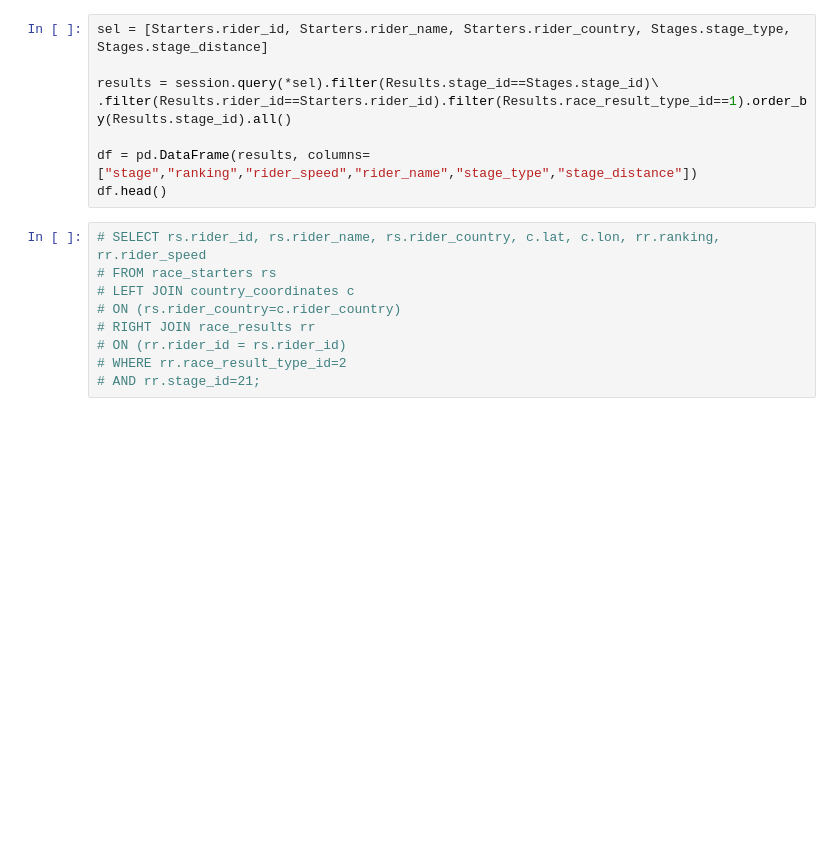
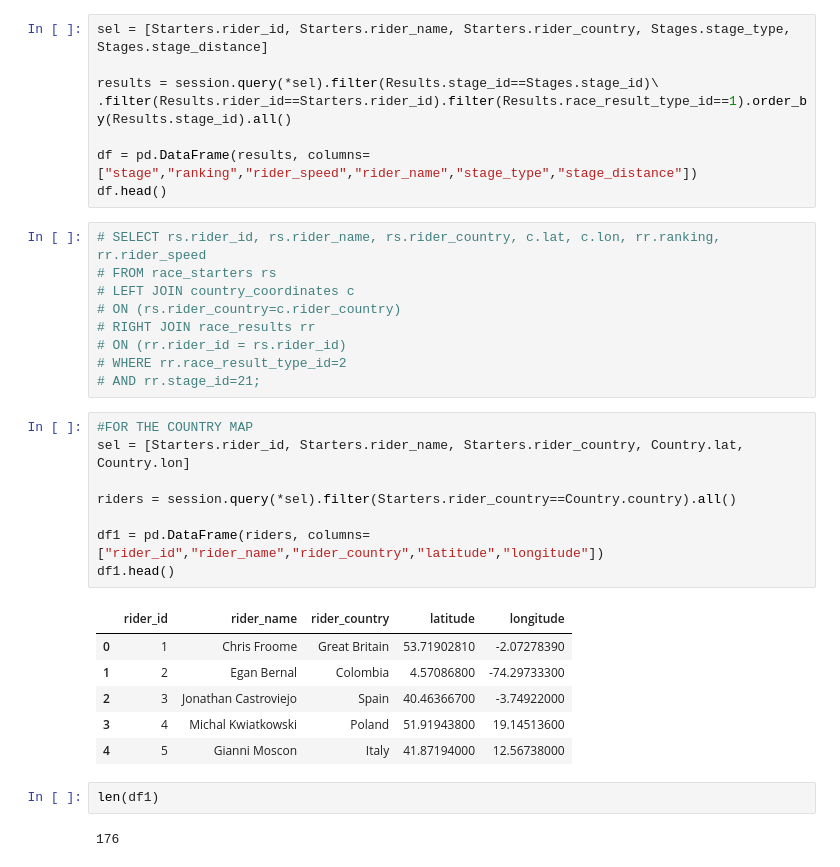
Before and after one commit to bman511/tour-de-awesome-, a Jupyter notebook: tour-de-awesome/static/db/Query_Tests.ipynb, the cells around one changed output. Saved outputs shown, nothing was run; the diff lists cells and outputs as text; blank space fills up the shorter version.

```diff
--- a/tour-de-awesome/static/db/Query_Tests.ipynb
+++ b/tour-de-awesome/static/db/Query_Tests.ipynb
@@ -77,3 +79,22 @@ df.head()
 # ON (rr.rider_id = rs.rider_id)
 # WHERE rr.race_result_type_id=2
 # AND rr.stage_id=21;
+# %%
+#FOR THE COUNTRY MAP
+sel = [Starters.rider_id, Starters.rider_name, Starters.rider_country, Country.lat, Country.lon]
+
+riders = session.query(*sel).filter(Starters.rider_country==Country.country).all()
+
+df1 = pd.DataFrame(riders, columns=["rider_id","rider_name","rider_country","latitude","longitude"])
+df1.head()
+# %% [output]
+|  | rider_id | rider_name | rider_country | latitude | longitude |
+| 0 | 1 | Chris Froome | Great Britain | 53.71902810 | -2.07278390 |
+| 1 | 2 | Egan Bernal | Colombia | 4.57086800 | -74.29733300 |
+| 2 | 3 | Jonathan Castroviejo | Spain | 40.46366700 | -3.74922000 |
+| 3 | 4 | Michal Kwiatkowski | Poland | 51.91943800 | 19.14513600 |
+| 4 | 5 | Gianni Moscon | Italy | 41.87194000 | 12.56738000 |
+# %%
+len(df1)
+# %% [output]
+176
```
Also changed, not shown: parts of 10 cells of this notebook, 4 other files.
